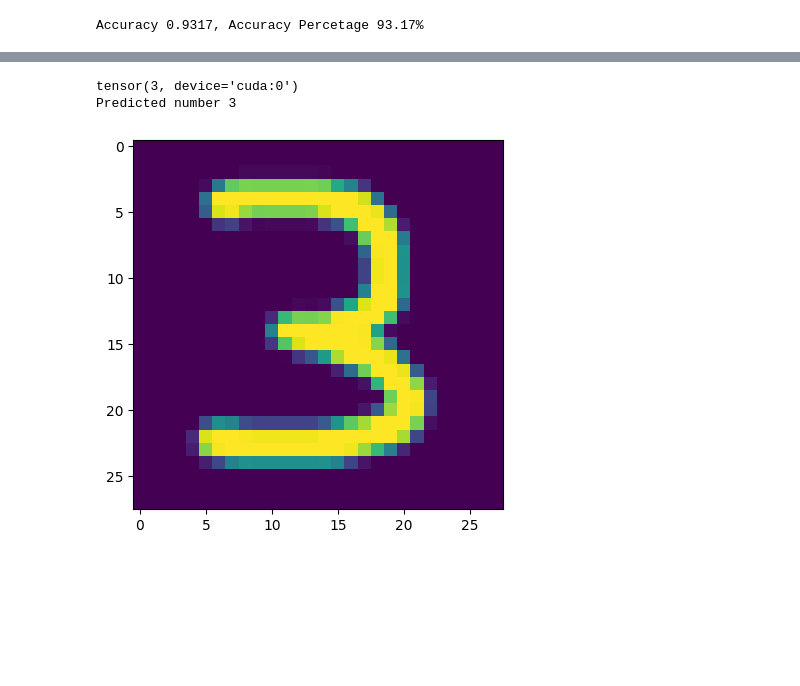
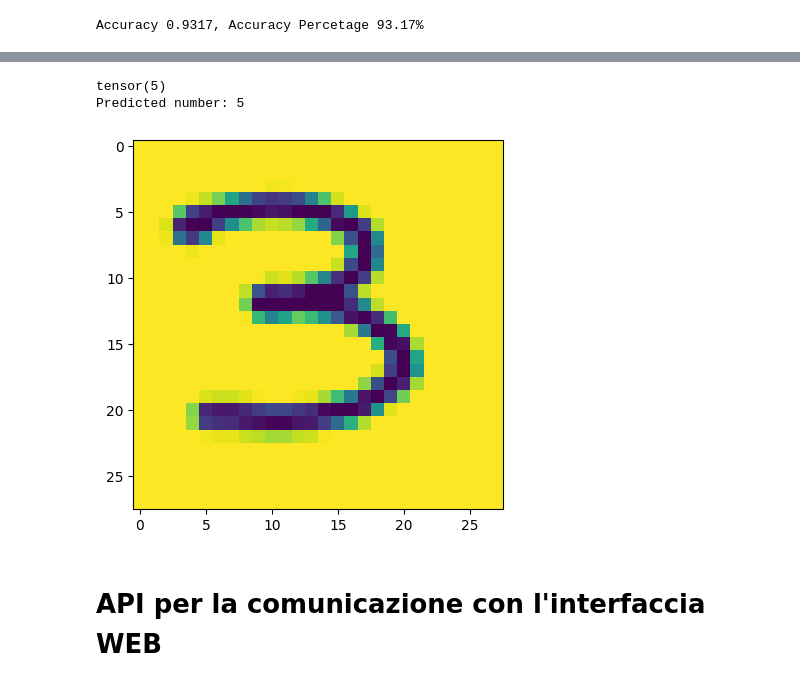
Before and after one commit to rikvik2006/MNIST-Challenge-PyTorch, a Jupyter notebook: MNIST_Exercise_PyTorch.ipynb, the cells around one changed output, grey strips where cells are left out. Cells and saved outputs as stored; diff of their text form; code cells hidden in the pictures; blank space fills up the shorter version.

```diff
--- a/MNIST_Exercise_PyTorch.ipynb
+++ b/MNIST_Exercise_PyTorch.ipynb
@@ -160,28 +169,27 @@ Accuracy 0.9317, Accuracy Percetage 93.17%
 # %%
-from PIL import Image
-import PIL.ImageOps
-import numpy as np
-
 network.eval()
-image = Image.open("imgTest3.png")
-image = image.resize((28, 28)).convert("L")       # Resize the image and convert to grayscale
+image = Image.open("imgSite3.png")
+image = image.resize((28, 28))     # Resize the image and convert to grayscale
+image = image.convert("L")
 image = PIL.ImageOps.invert(image)
 
 plt.imshow(image)
 
 image = np.array(image)
 image = image / 255                               # Normalize the array image beetween 0 and 1
 image = torch.from_numpy(image)                   # Transform the numpy array in a torch tensor
 image = image.float()
 image = image.to(device)                          # Convert the tensor to a float tensor
 
 with torch.no_grad():
-  result = network.forward(image.view(-1, 28*28)) # Change the shape of a thesor i a matrix with n array with 28*28 elements
+  result = network.forward(image.view(-1, 28*28)) # Change the shape of a tensor in a matrix with "n" array with 28*28 elements
   prediction = torch.argmax(result)
   print(prediction)
   predicted_number = prediction.item()
-  print("Predicted number", predicted_number)
+  print("Predicted number:", predicted_number)
 # %% [output]
-tensor(3, device='cuda:0')
-Predicted number 3
+tensor(5)
+Predicted number: 5
-[figure, old version]
+[figure, new version]
+# %% [markdown]
+# API per la comunicazione con l'interfaccia WEB
```
Also changed, not shown: parts of 20 cells of this notebook.
